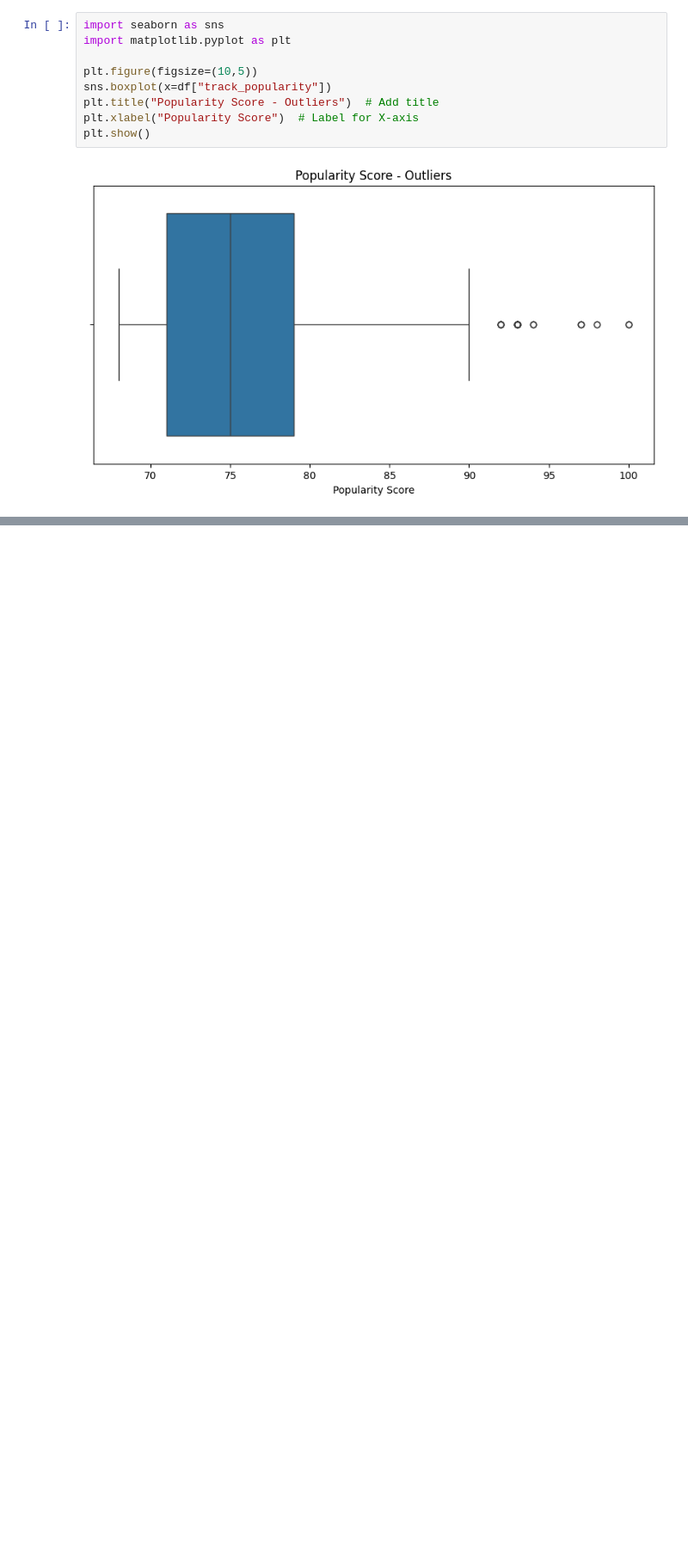
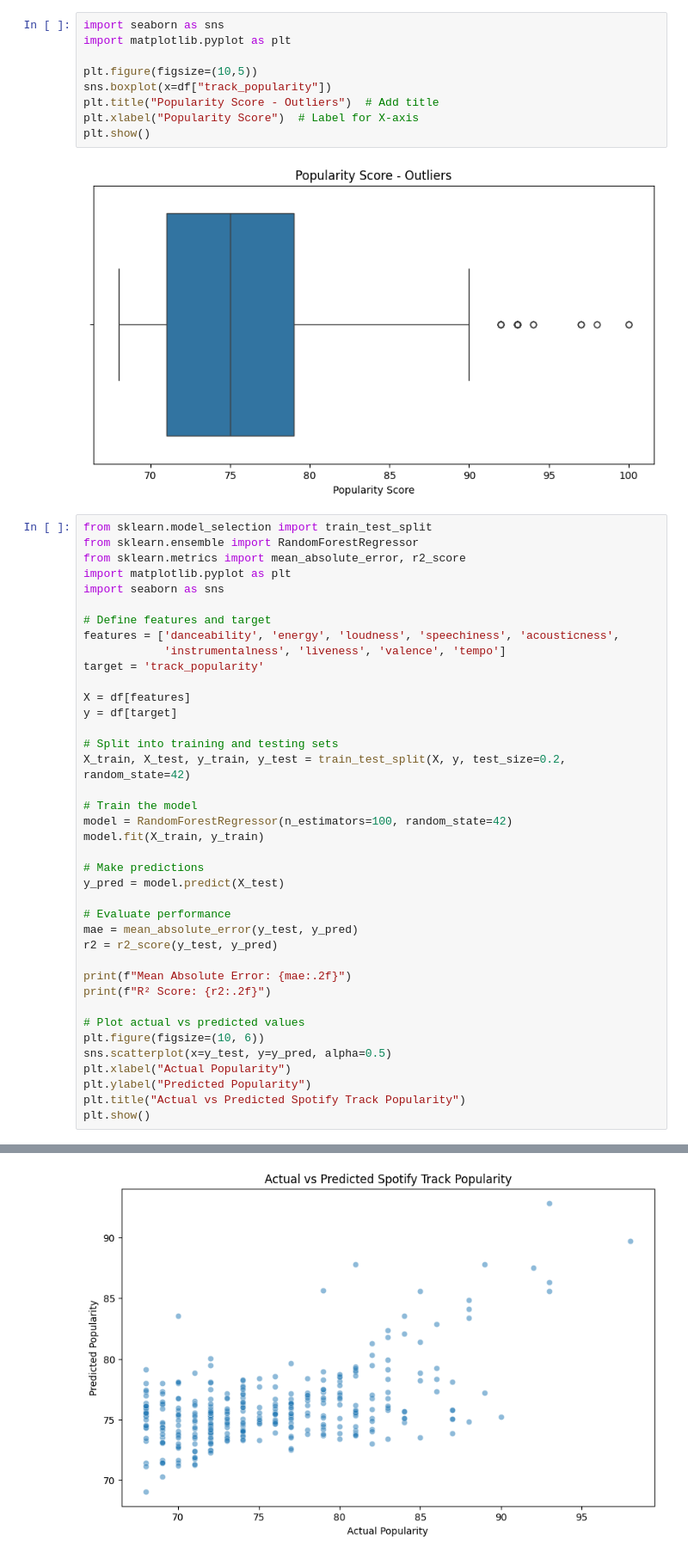
Before and after one commit to NKM010/spotify-data-analysis, a Jupyter notebook: Spotify-Music-Analysis.ipynb, the cells around one changed output, grey strips where cells are left out. Shown at 86% size. Drawn from its saved outputs; the diff is of its cells as text; blank space fills up the shorter version.

```diff
--- a/Spotify-Music-Analysis.ipynb
+++ b/Spotify-Music-Analysis.ipynb
@@ -197,3 +199,43 @@ plt.xlabel("Popularity Score")  # Label for X-axis
 plt.show()
 # %% [output]
 [figure]
+# %%
+from sklearn.model_selection import train_test_split
+from sklearn.ensemble import RandomForestRegressor
+from sklearn.metrics import mean_absolute_error, r2_score
+import matplotlib.pyplot as plt
+import seaborn as sns
+
+# Define features and target
+features = ['danceability', 'energy', 'loudness', 'speechiness', 'acousticness',
+            'instrumentalness', 'liveness', 'valence', 'tempo']
+target = 'track_popularity'
+
+X = df[features]
+y = df[target]
+
+# Split into training and testing sets
+X_train, X_test, y_train, y_test = train_test_split(X, y, test_size=0.2, random_state=42)
+
+# Train the model
+model = RandomForestRegressor(n_estimators=100, random_state=42)
+model.fit(X_train, y_train)
+
+# Make predictions
+y_pred = model.predict(X_test)
+
+# Evaluate performance
+mae = mean_absolute_error(y_test, y_pred)
+r2 = r2_score(y_test, y_pred)
+
+print(f"Mean Absolute Error: {mae:.2f}")
+print(f"R² Score: {r2:.2f}")
+
+# Plot actual vs predicted values
+plt.figure(figsize=(10, 6))
+sns.scatterplot(x=y_test, y=y_pred, alpha=0.5)
+plt.xlabel("Actual Popularity")
+plt.ylabel("Predicted Popularity")
+plt.title("Actual vs Predicted Spotify Track Popularity")
+plt.show()
+# %% [output]
@@ -199,0 +244 @@ plt.show()
+[figure, added]
```
Also changed, not shown: parts of 7 cells of this notebook, 1 other file.
